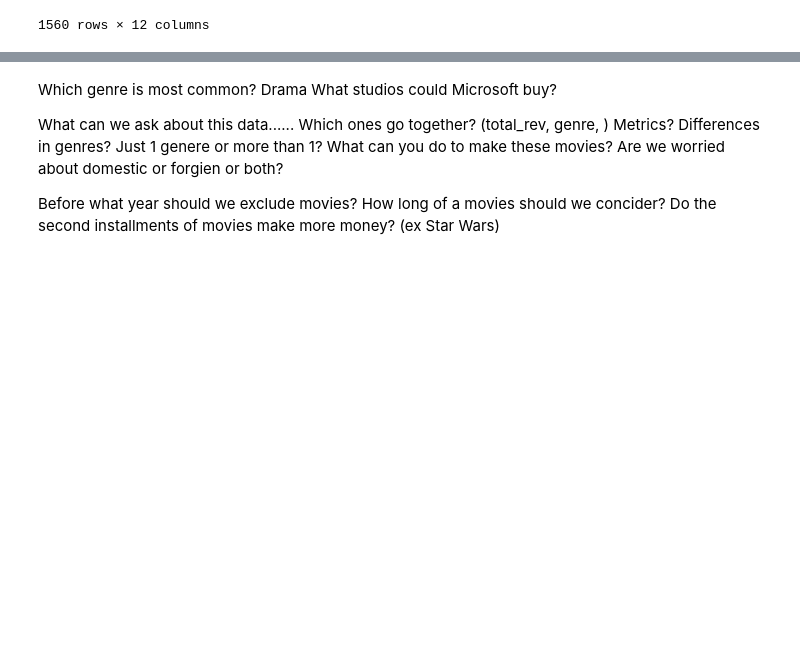
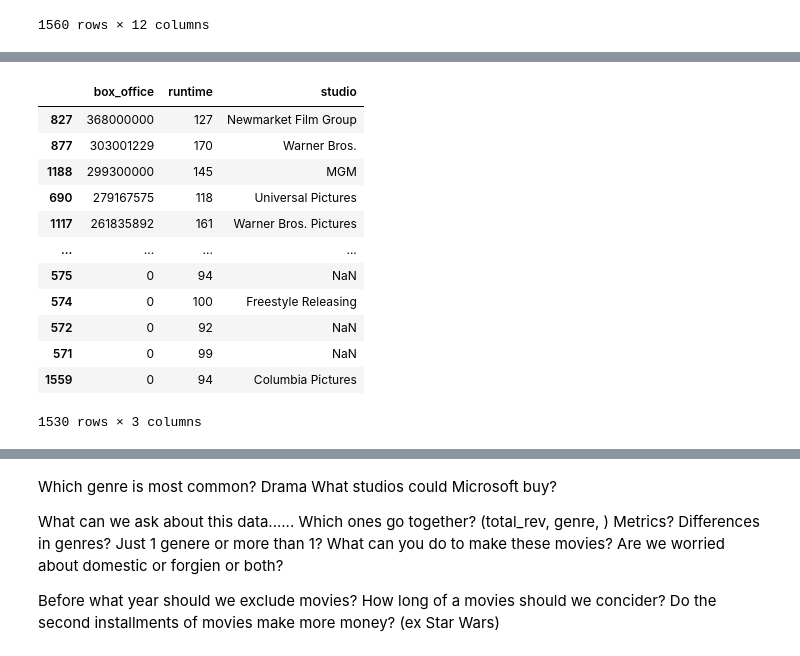
Before and after one commit to KingKoderRew/Movie-Data, a Jupyter notebook: Notebooks/Rew.ipynb, the cells around one changed output, grey strips where cells are left out. Saved outputs shown, nothing was run; the diff lists cells and outputs as text; code cells hidden in the pictures; blank space fills up the shorter version.

```diff
--- a/Notebooks/Rew.ipynb
+++ b/Notebooks/Rew.ipynb
@@ -406,2 +424,0 @@ money_making_movies['total_rev'] = money_making_movies['total_rev'].dropna()
-# %%
-pd.options.display.float_format = '{:.5f}'.format
@@ -414,3 +425,19 @@ money_making_movies['total_rev'].fillna(0, inplace=True)
+# %%
+info
+# %% [output]
+|  | box_office | runtime | studio |
+| 827 | 368000000 | 127 | Newmarket Film Group |
+| 877 | 303001229 | 170 | Warner Bros. |
+| 1188 | 299300000 | 145 | MGM |
+| 690 | 279167575 | 118 | Universal Pictures |
+| 1117 | 261835892 | 161 | Warner Bros. Pictures |
+| ... | ... | ... | ... |
+| 575 | 0 | 94 | NaN |
+| 574 | 0 | 100 | Freestyle Releasing |
+| 572 | 0 | 92 | NaN |
+| 571 | 0 | 99 | NaN |
+| 1559 | 0 | 94 | Columbia Pictures |
+1530 rows × 3 columns
 # %%
 fig, ax = plt.subplots()
 
```
Also changed, not shown: parts of 49 cells of this notebook.
